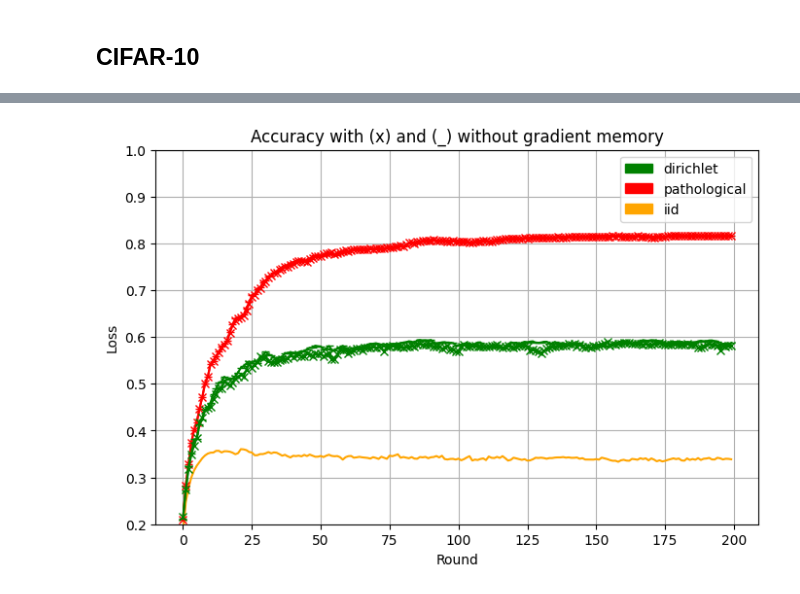
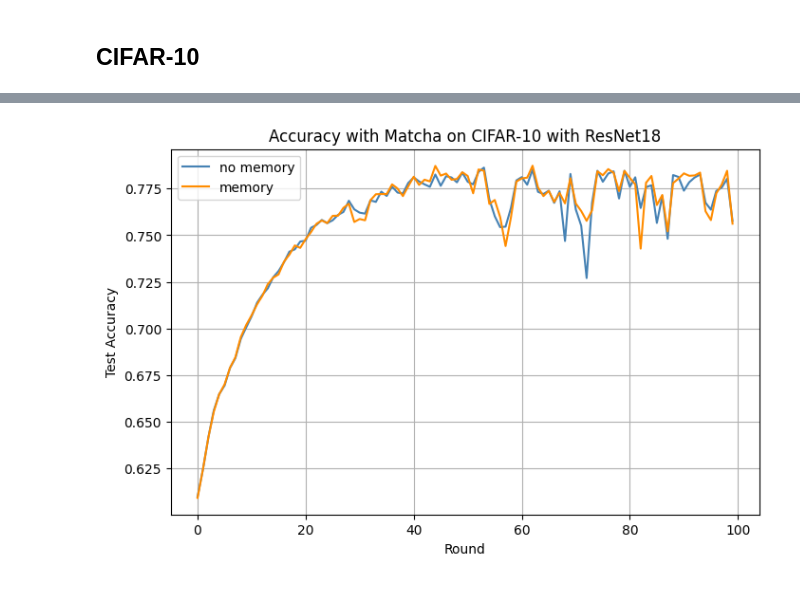
Before and after one commit to tanguyLC01/FLP2P, a Jupyter notebook: compare_performance.ipynb, the cells around one changed output, grey strips where cells are left out. Drawn from its saved outputs; the diff is of its cells as text; code cells hidden in the pictures.

```diff
--- a/compare_performance.ipynb
+++ b/compare_performance.ipynb
@@ -1,6 +1,6 @@
 # %%
-log_path_proba = 'two_clusters_proba_ponderation/2025-10-01'
-log_path_mh = 'two_clusters_MH/2025-10-01/'
+log_path_proba = '01_dirichlet/2025-10-13'
+log_path_mh = '01_dirichlet/2025-10-13/09-40-27'
 # %%
 import numpy as np
 import re
@@ -224,0 +244,3 @@ dir_iid = res['16-36-39']
+# %%
+res = res | res_for_comparaison
+list(res.keys())
@@ -225,25 +296,35 @@ dir_iid = res['16-36-39']
 # %%
 import matplotlib.pyplot as plt
 import matplotlib.patches as mpatches
-epochs = np.arange(len(path_res[0]))
+keys = list(res.keys())
+epochs = np.arange(max(map(lambda x: len(res[x][3]), res)))
 plt.figure(figsize=(8, 5))
 
 # plt.plot(epochs, np.convolve(np.array(res[comparaison[0]][4]), np.ones(10)/10)[:200], label="without gradients", color="red")
 # plt.plot(epochs,  np.convolve(np.array(res[comparaison[1]][4]), np.ones(10)/10)[:200], label="with gradients", color="orange")#
-plt.plot(epochs, dir_iid[3], color="orange")
-plt.plot(epochs, path_res[0], color="red", marker='_')
-plt.plot(epochs, path_res[1], color="red", marker='x')
-plt.plot(epochs, dir_res[0],color="green", marker='_')
-plt.plot(epochs, dir_res[1], color="green", marker='x')
-plt.ylim((0.2, 1))
+mh_key = '16-24-01'
+matcha_key = '16-24-35'
+index_elem = 3
+std_elem = 5
+epochs = 100
+plt.plot(np.arange(epochs), res[mh_key][index_elem][:epochs], color="steelblue", marker='', label='no memory')
+#plt.fill_between(epochs, np.array(res[mh_key][3])[:epochs] - np.array(res[mh_key][std_elem])[:epochs], np.array(res[mh_key][3])[:epochs] + np.array(res[mh_key][std_elem])[:epochs],
+#              color='steelblue', alpha=0.2)
+
+plt.plot(np.arange(epochs), res[matcha_key][index_elem], color="darkorange", marker='', label='memory')
+#plt.fill_between(epochs np.array(res[matcha_key][3])[:epochs] - np.array(res[matcha_key][std_elem])[:epochs], np.array(res[matcha_key][3])[:epochs] + np.array(res[matcha_key][std_elem]):epochs[],
+#                 color='darkorange', alpha=0.2)
+#plt.plot(epochs, res[keys[3]][3], color="red", marker='_', label='no memory')
+# plt.plot(epochs[:len(res[keys[1]][3])], res[keys[1]][3], color="red", marker='x', label=trali'metropolis')
+# plt.plot(epochs[:len(res[keys[2]][3])], res[keys[2]][3],color="green", marker='_', label='proba')
+# plt.plot(epochs[:len(res[keys[3]][3])], res[keys[3]][3], color="green", marker='x', label='proba')
+#plt.ylim((0.2, 1))
 plt.xlabel("Round")
-plt.ylabel("Loss")
-plt.title("Accuracy with (x) and (_) without gradient memory")
-pathological = mpatches.Patch(color="red", label="pathological")
-iid = mpatches.Patch(color="orange", label="iid")
-dirichlet = mpatches.Patch(color="green", label="dirichlet")
-plt.legend(handles=[dirichlet, pathological, iid])
+plt.ylabel("Test Accuracy")
+plt.title("Accuracy with Matcha on CIFAR-10 with ResNet18")
+#plt.legend(handles=[dirichlet, pathological, iid])
+plt.legend()
 plt.grid(True)
 plt.show()
 # %% [output]
-[figure, old version]
+[figure, new version]
```
Also changed, not shown: parts of 6 cells of this notebook, 13 other files.
